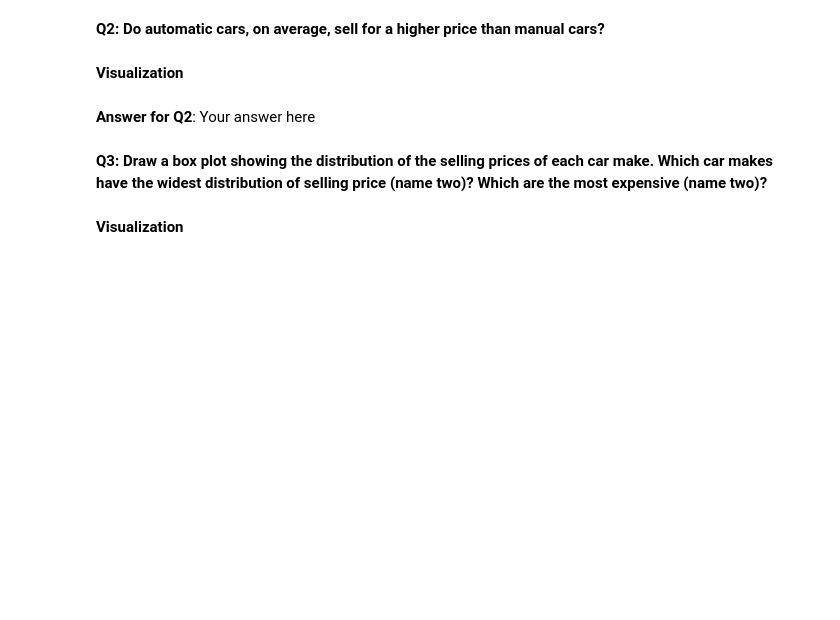
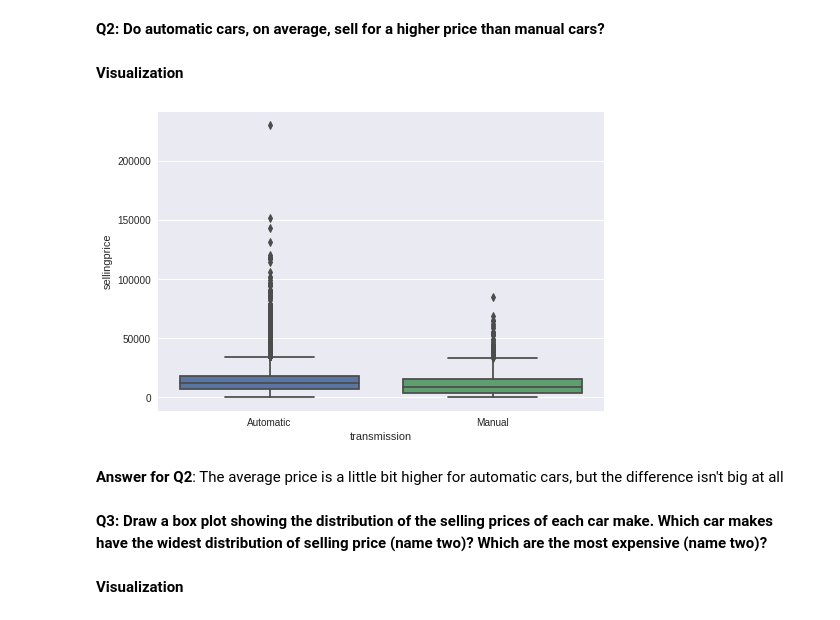
Before and after one commit to dinaamr01/seRep, a Jupyter notebook: Regression_Mini-Project.ipynb, the cells around one changed output. Cells and saved outputs as stored; diff of their text form; code cells hidden in the pictures; blank space fills up the shorter version.

```diff
--- a/Regression_Mini-Project.ipynb
+++ b/Regression_Mini-Project.ipynb
@@ -159,8 +167,12 @@ plt.tight_layout()
 **Q2: Do automatic cars, on average, sell for a higher price than manual cars?**
 # %% [markdown]
 **Visualization**
-# %% [markdown]
-**Answer for Q2**: Your answer here
+# %%
+sns.boxplot(x='transmission', y='sellingprice', data=df);
+# %% [output]
+[figure, added]
+# %% [markdown]
+**Answer for Q2**: The average price is a little bit higher for automatic cars, but the difference isn't big at all
 # %% [markdown]
 **Q3: Draw a box plot showing the distribution of the selling prices of each car make. Which car makes have the widest distribution of selling price (name two)? Which are the most expensive (name two)?**
 # %% [markdown]
```
Also changed, not shown: parts of 9 cells of this notebook.
